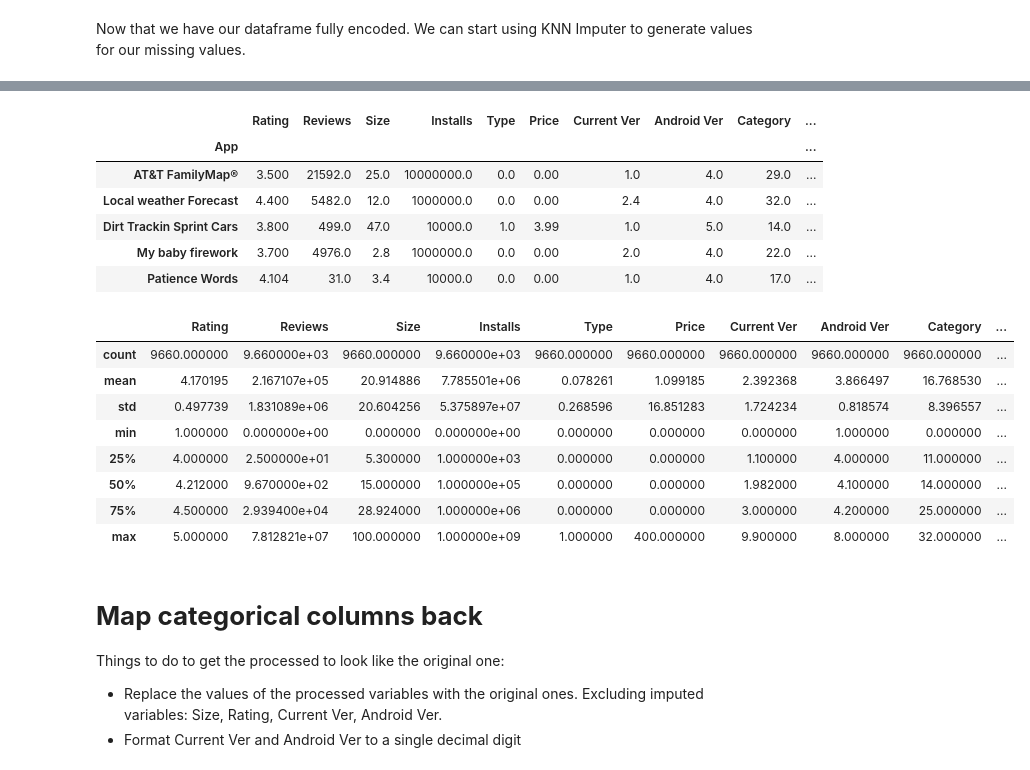
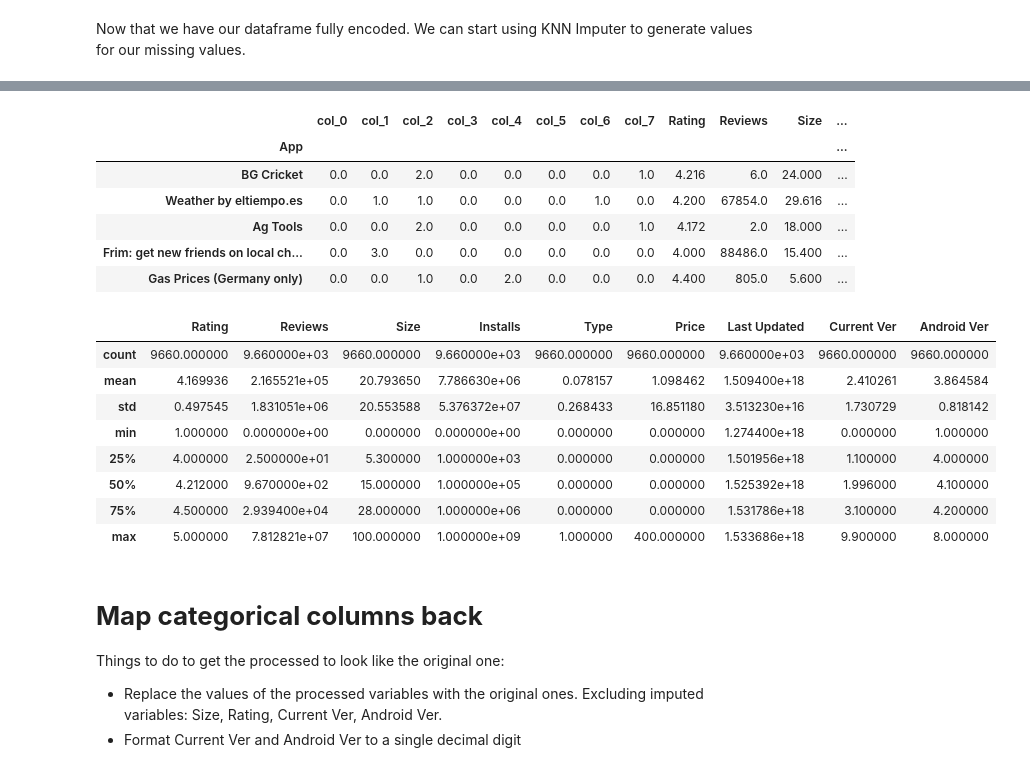
Before and after one commit to ShaneMaglangit/Playstore-Dataset-Cleaning-and-Imputation-Notebook, a Jupyter notebook: GooglePlayStore.ipynb, the cells around one changed output, grey strips where cells are left out. Saved outputs shown, nothing was run; the diff lists cells and outputs as text; code cells hidden in the pictures.

Commit message:
Replaced Label Encoder with Hashing Encoder

```diff
--- a/GooglePlayStore.ipynb
+++ b/GooglePlayStore.ipynb
@@ -97,12 +114,7 @@ df_playstore_cleaned.head()
 # %% [markdown]
 We would need to prepare the dataset for imputation by encoding categorical data to numeric
 # %%
-from sklearn import preprocessing
-
-def label_encode(series):
-  # Create label encoder
-  lblEncoder = preprocessing.LabelEncoder()
-  return lblEncoder.fit_transform(series)
+from category_encoders.hashing import HashingEncoder
 
 def truncate_ver(x):
   matches = re.findall('[0-9]\.[0-9]|[\d]', str(x))
@@ -111,16 +123,13 @@ def truncate_ver(x):
   else:
     return float(matches[0])
 
-
 def encode_df(df):
-  # Encode categorical variables
-  df['Category_Encoded'] = label_encode(df['Category'])
-  df['Content_Rating_Encoded'] = label_encode(df['Content Rating'])
-  df['Genres_Encoded'] = label_encode(df['Genres'])
+  hash_encoder = HashingEncoder(cols=['Category', 'Content Rating', 'Genres'])
+  df = hash_encoder.fit_transform(df)
 
   # Convert Date to Int
   df['Last Updated'] = pd.to_datetime(df['Last Updated'], errors='coerce')
-  df['Last_Updated_Int'] = df['Last Updated'].astype('int64')
+  df['Last Updated'] = df['Last Updated'].astype('int64')
 
   # Remove third decimal on version
   df['Current Ver'] = df['Current Ver'].apply(truncate_ver)
@@ -131,6 +140,6 @@ def encode_df(df):
 
   return df
 
-df_playstore_with_encoding = encode_df(df_playstore_cleaned.copy())
-df_playstore_with_encoding.head()
+df_playstore_encoded = encode_df(df_playstore_cleaned.copy())
+df_playstore_encoded.head()
 # %% [output]
@@ -144,16 +153,13 @@ df_playstore_with_encoding.head()
 # %% [markdown]
 Create a copy of the dataframe with categorical columns replaced with their encoded version
 # %%
-# Drop non numeric columns
-df_playstore_encoded = df_playstore_with_encoding.drop(['Category', 'Content Rating', 'Genres', 'Last Updated'], axis=1)
+# # Rename encoded columns
+# df_playstore_encoded.rename(columns={
+#     'Category_Encoded': 'Category',
+#     'Content_Rating_Encoded': 'Content Rating',
+#     'Genres_Encoded': 'Genres',
+#     'Last_Updated_Int': 'Last Updated',
+# }, inplace=True)
 
-# Rename encoded columns
-df_playstore_encoded.rename(columns={
-    'Category_Encoded': 'Category',
-    'Content_Rating_Encoded': 'Content Rating',
-    'Genres_Encoded': 'Genres',
-    'Last_Updated_Int': 'Last Updated',
-}, inplace=True)
-
-df_playstore_encoded.head()
+# df_playstore_encoded.head()
 # %% [output]
@@ -202,26 +200,26 @@ imputation_result = knn_imputer.fit_transform(df_playstore_encoded)
 df_playstore_imputed = pd.DataFrame(imputation_result, columns=df_playstore_encoded.columns, index=df_playstore_encoded.index)
 df_playstore_imputed.head()
 # %% [output]
-|  | Rating | Reviews | Size | Installs | Type | Price | Current Ver | Android Ver | Category | ... |
-| App |  |  |  |  |  |  |  |  |  | ... |
-| AT&T FamilyMap® | 3.500 | 21592.0 | 25.0 | 10000000.0 | 0.0 | 0.00 | 1.0 | 4.0 | 29.0 | ... |
-| Local weather Forecast | 4.400 | 5482.0 | 12.0 | 1000000.0 | 0.0 | 0.00 | 2.4 | 4.0 | 32.0 | ... |
-| Dirt Trackin Sprint Cars | 3.800 | 499.0 | 47.0 | 10000.0 | 1.0 | 3.99 | 1.0 | 5.0 | 14.0 | ... |
-| My baby firework | 3.700 | 4976.0 | 2.8 | 1000000.0 | 0.0 | 0.00 | 2.0 | 4.0 | 22.0 | ... |
-| Patience Words | 4.104 | 31.0 | 3.4 | 10000.0 | 0.0 | 0.00 | 1.0 | 4.0 | 17.0 | ... |
+|  | col_0 | col_1 | col_2 | col_3 | col_4 | col_5 | col_6 | col_7 | Rating | Reviews | Size | ... |
+| App |  |  |  |  |  |  |  |  |  |  |  | ... |
+| BG Cricket | 0.0 | 0.0 | 2.0 | 0.0 | 0.0 | 0.0 | 0.0 | 1.0 | 4.216 | 6.0 | 24.000 | ... |
+| Weather by eltiempo.es | 0.0 | 1.0 | 1.0 | 0.0 | 0.0 | 0.0 | 1.0 | 0.0 | 4.200 | 67854.0 | 29.616 | ... |
+| Ag Tools | 0.0 | 0.0 | 2.0 | 0.0 | 0.0 | 0.0 | 0.0 | 1.0 | 4.172 | 2.0 | 18.000 | ... |
+| Frim: get new friends on local ch... | 0.0 | 3.0 | 0.0 | 0.0 | 0.0 | 0.0 | 0.0 | 0.0 | 4.000 | 88486.0 | 15.400 | ... |
+| Gas Prices (Germany only) | 0.0 | 0.0 | 1.0 | 0.0 | 2.0 | 0.0 | 0.0 | 0.0 | 4.400 | 805.0 | 5.600 | ... |
 # %%
 # Verify if the imputed values are correct. Check if they are still within the correct range (e.g, 1-5 for Rating)
-df_playstore_imputed.describe()
+df_playstore_imputed.iloc[:,8:].describe()
 # %% [output]
-|  | Rating | Reviews | Size | Installs | Type | Price | Current Ver | Android Ver | Category | ... |
-| count | 9660.000000 | 9.660000e+03 | 9660.000000 | 9.660000e+03 | 9660.000000 | 9660.000000 | 9660.000000 | 9660.000000 | 9660.000000 | ... |
-| mean | 4.170195 | 2.167107e+05 | 20.914886 | 7.785501e+06 | 0.078261 | 1.099185 | 2.392368 | 3.866497 | 16.768530 | ... |
-| std | 0.497739 | 1.831089e+06 | 20.604256 | 5.375897e+07 | 0.268596 | 16.851283 | 1.724234 | 0.818574 | 8.396557 | ... |
-| min | 1.000000 | 0.000000e+00 | 0.000000 | 0.000000e+00 | 0.000000 | 0.000000 | 0.000000 | 1.000000 | 0.000000 | ... |
-| 25% | 4.000000 | 2.500000e+01 | 5.300000 | 1.000000e+03 | 0.000000 | 0.000000 | 1.100000 | 4.000000 | 11.000000 | ... |
-| 50% | 4.212000 | 9.670000e+02 | 15.000000 | 1.000000e+05 | 0.000000 | 0.000000 | 1.982000 | 4.100000 | 14.000000 | ... |
-| 75% | 4.500000 | 2.939400e+04 | 28.924000 | 1.000000e+06 | 0.000000 | 0.000000 | 3.000000 | 4.200000 | 25.000000 | ... |
-| max | 5.000000 | 7.812821e+07 | 100.000000 | 1.000000e+09 | 1.000000 | 400.000000 | 9.900000 | 8.000000 | 32.000000 | ... |
+|  | Rating | Reviews | Size | Installs | Type | Price | Last Updated | Current Ver | Android Ver |
+| count | 9660.000000 | 9.660000e+03 | 9660.000000 | 9.660000e+03 | 9660.000000 | 9660.000000 | 9.660000e+03 | 9660.000000 | 9660.000000 |
+| mean | 4.169936 | 2.165521e+05 | 20.793650 | 7.786630e+06 | 0.078157 | 1.098462 | 1.509400e+18 | 2.410261 | 3.864584 |
+| std | 0.497545 | 1.831051e+06 | 20.553588 | 5.376372e+07 | 0.268433 | 16.851180 | 3.513230e+16 | 1.730729 | 0.818142 |
+| min | 1.000000 | 0.000000e+00 | 0.000000 | 0.000000e+00 | 0.000000 | 0.000000 | 1.274400e+18 | 0.000000 | 1.000000 |
+| 25% | 4.000000 | 2.500000e+01 | 5.300000 | 1.000000e+03 | 0.000000 | 0.000000 | 1.501956e+18 | 1.100000 | 4.000000 |
+| 50% | 4.212000 | 9.670000e+02 | 15.000000 | 1.000000e+05 | 0.000000 | 0.000000 | 1.525392e+18 | 1.996000 | 4.100000 |
+| 75% | 4.500000 | 2.939400e+04 | 28.000000 | 1.000000e+06 | 0.000000 | 0.000000 | 1.531786e+18 | 3.100000 | 4.200000 |
+| max | 5.000000 | 7.812821e+07 | 100.000000 | 1.000000e+09 | 1.000000 | 400.000000 | 1.533686e+18 | 9.900000 | 8.000000 |
 # %% [markdown]
 # **Map categorical columns back**
 Things to do to get the processed to look like the original one:
```
Also changed, not shown: parts of 11 cells of this notebook.
